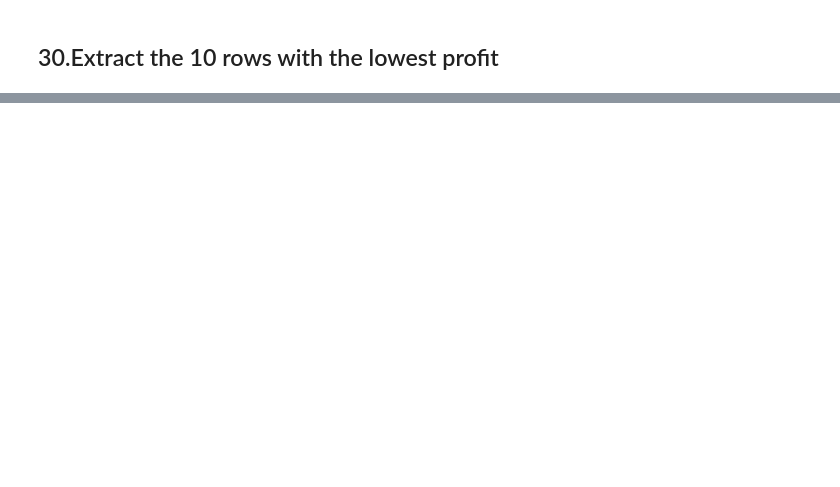
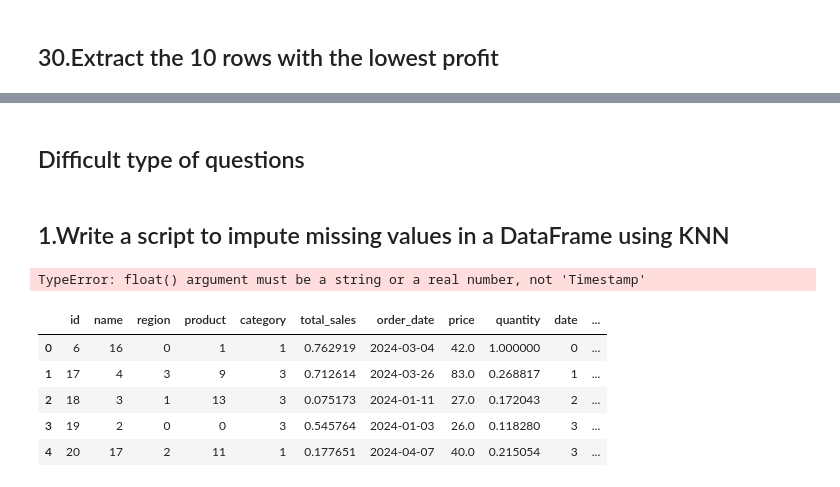
Before and after one commit to G-Arun-Kumar/exploratory-data-analysis, a Jupyter notebook: pandas_practice.ipynb, the cells around one changed output, grey strips where cells are left out. Saved outputs shown, nothing was run; the diff lists cells and outputs as text; code cells hidden in the pictures; blank space fills up the shorter version.

Commit message:
Imputer using KNNImputer is being done

```diff
--- a/pandas_practice.ipynb
+++ b/pandas_practice.ipynb
@@ -1769,0 +1764,32 @@ print(lowest_profit)
+# %% [markdown]
+## Difficult type of questions
+# %% [markdown]
+## 1.Write a script to impute missing values in a DataFrame using KNN
+# %%
+from sklearn.impute import KNNImputer
+from sklearn.preprocessing import LabelEncoder
+
+label_encoders = {}
+for col in df.select_dtypes(include='object'):
+    le = LabelEncoder()
+    df[col] = le.fit_transform(df[col].astype(str))
+    label_encoders[col] = le
+imputer = KNNImputer(n_neighbors=3)
+df_imputed = pd.DataFrame(imputer.fit_transform(df), columns=df.columns)
+
+for colu in label_encoders:
+    df_imputed[colu] = df_imputed[colu].round().astype(int)
+    df_imputed[colu] = label_encoders[colu].inverse_transform(df_imputed[colu])
+
+print(df_imputed)
+# %% [output]
+TypeError: float() argument must be a string or a real number, not 'Timestamp'
+# %%
+df.head()
+# %% [output]
+|  | id | name | region | product | category | total_sales | order_date | price | quantity | date | ... |
+| 0 | 6 | 16 | 0 | 1 | 1 | 0.762919 | 2024-03-04 | 42.0 | 1.000000 | 0 | ... |
+| 1 | 17 | 4 | 3 | 9 | 3 | 0.712614 | 2024-03-26 | 83.0 | 0.268817 | 1 | ... |
+| 2 | 18 | 3 | 1 | 13 | 3 | 0.075173 | 2024-01-11 | 27.0 | 0.172043 | 2 | ... |
+| 3 | 19 | 2 | 0 | 0 | 3 | 0.545764 | 2024-01-03 | 26.0 | 0.118280 | 3 | ... |
+| 4 | 20 | 17 | 2 | 11 | 1 | 0.177651 | 2024-04-07 | 40.0 | 0.215054 | 3 | ... |
```
Also changed, not shown: parts of 32 cells of this notebook.
